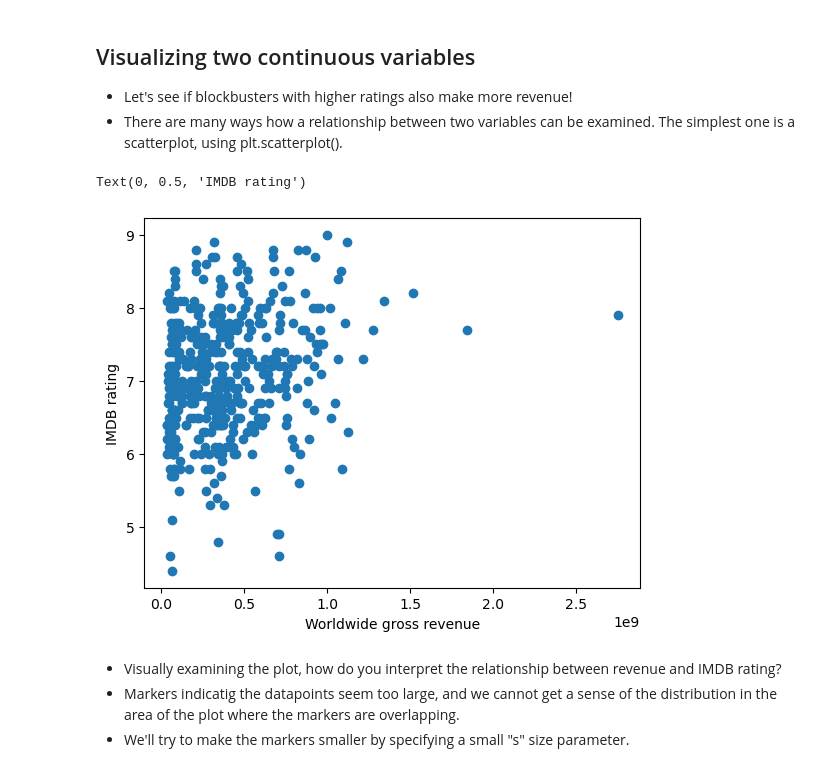
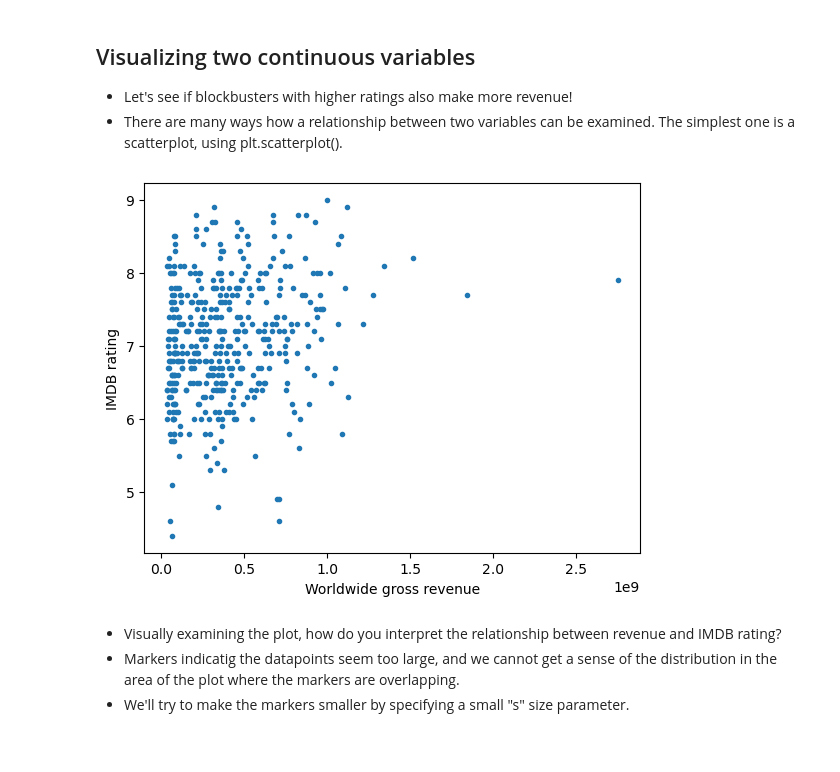
Before and after one commit to epfl-ada/2024, a Jupyter notebook: Exercises/02 - Data viz and data from the web/Becoming a DataVizard exercise.ipynb, the cells around one changed output. Cells and saved outputs as stored; diff of their text form; code cells hidden in the pictures.

```diff
--- a/Exercises/02 - Data viz and data from the web/Becoming a DataVizard exercise.ipynb
+++ b/Exercises/02 - Data viz and data from the web/Becoming a DataVizard exercise.ipynb
@@ -99,13 +102,13 @@ plt.title('Worldwide gross revenue');
 - Let's see if blockbusters with higher ratings also make more revenue!
 - There are many ways how a relationship between two variables can be examined. The simplest one is a scatterplot, using plt.scatterplot().
 # %%
-plt.scatter(movies['worldwide_gross'], movies['imdb_rating'])
+plt.scatter(movies['worldwide_gross'], movies['imdb_rating'], marker='.') # I added marker='.'
 
 plt.xlabel('Worldwide gross revenue')
 plt.ylabel('IMDB rating')
+plt.show()
 # %% [output]
-Text(0, 0.5, 'IMDB rating')
-[figure, old version]
+[figure, new version]
 # %% [markdown]
 - Visually examining the plot, how do you interpret the relationship between revenue and IMDB rating?
 - Markers indicatig the datapoints seem too large, and we cannot get a sense of the distribution in the area of the plot where the markers are overlapping.
```
Also changed, not shown: parts of 57 cells of this notebook, 2 other files.
